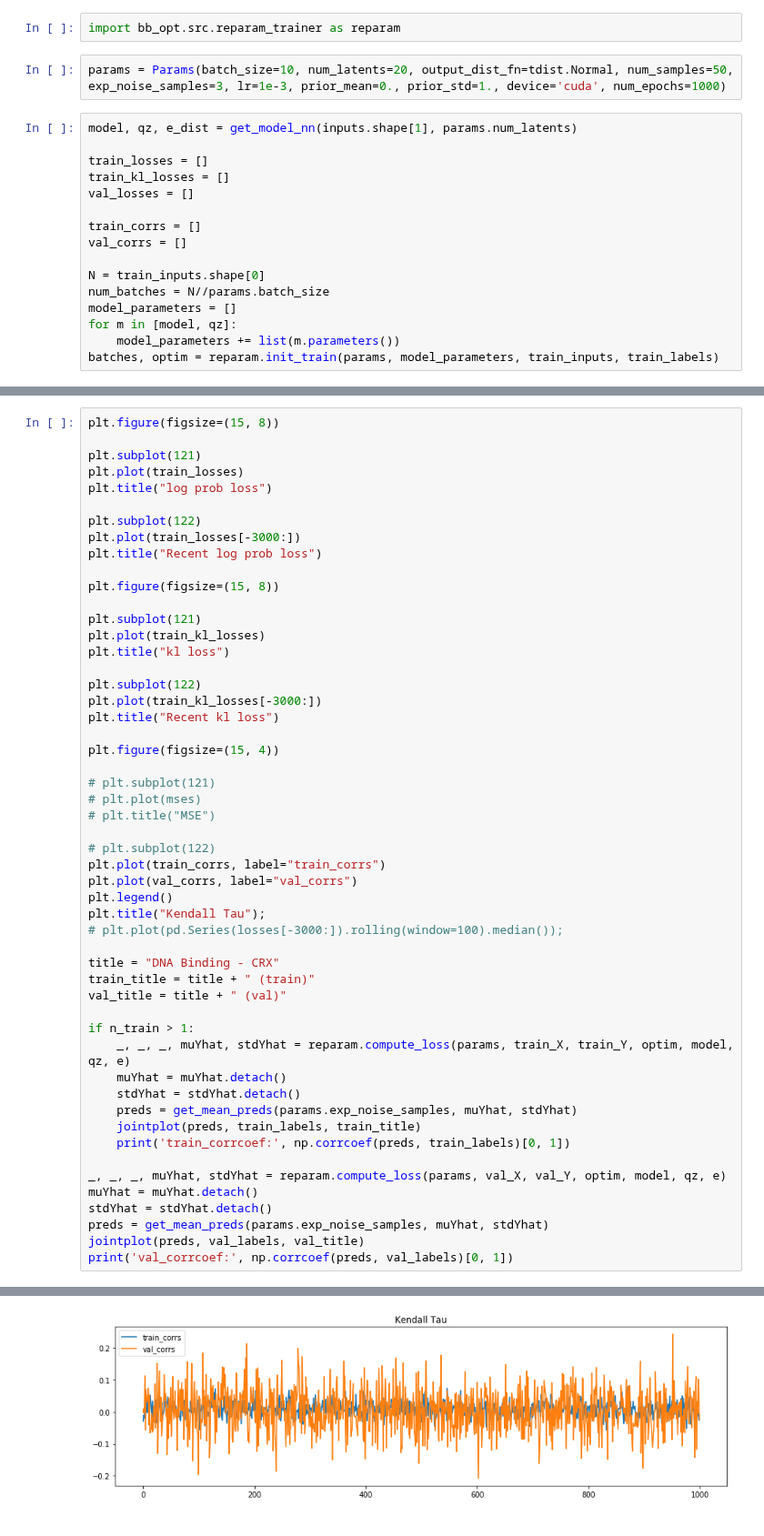
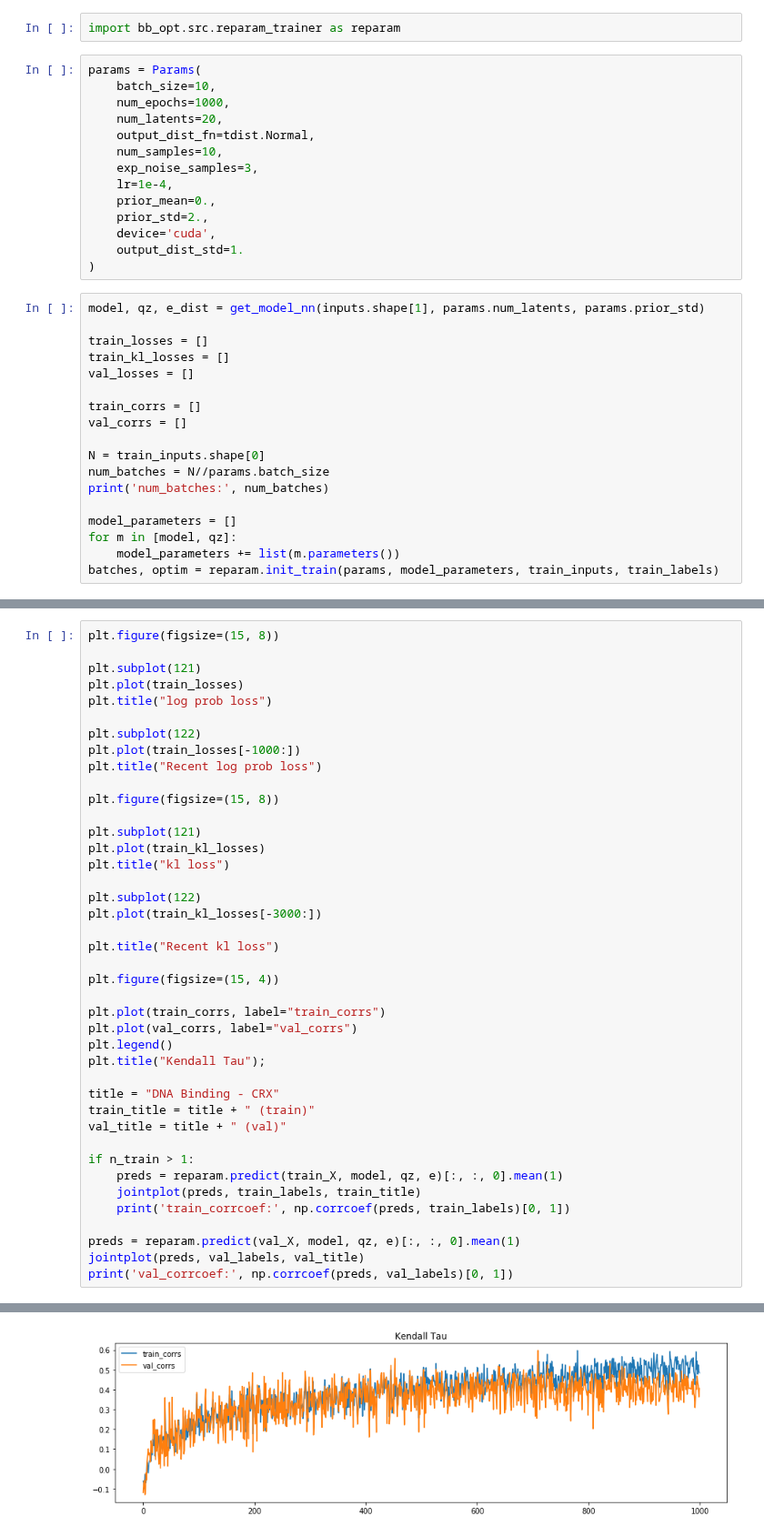
Before and after one commit to tmfs10/bb-opt, a Jupyter notebook: notebooks_sid/reparam_train.ipynb, the cells around one changed output, grey strips where cells are left out. Shown at 91% size. Cells and saved outputs as stored; diff of their text form.

Commit message:
reparam notebook added

```diff
--- a/notebooks_sid/reparam_train.ipynb
+++ b/notebooks_sid/reparam_train.ipynb
@@ -120,9 +143,21 @@ def get_model_nn(n_inputs: int = 512, num_latent: int = 20):
 # %%
 import bb_opt.src.reparam_trainer as reparam
 # %%
-params = Params(batch_size=10, num_latents=20, output_dist_fn=tdist.Normal, num_samples=50, exp_noise_samples=3, lr=1e-3, prior_mean=0., prior_std=1., device='cuda', num_epochs=1000)
+params = Params(
+    batch_size=10,
+    num_epochs=1000,
+    num_latents=20,
+    output_dist_fn=tdist.Normal,
+    num_samples=10,
+    exp_noise_samples=3,
+    lr=1e-4,
+    prior_mean=0.,
+    prior_std=2.,
+    device='cuda',
+    output_dist_std=1.
+)
 # %%
-model, qz, e_dist = get_model_nn(inputs.shape[1], params.num_latents)
+model, qz, e_dist = get_model_nn(inputs.shape[1], params.num_latents, params.prior_std)
 
 train_losses = []
 train_kl_losses = []
@@ -133,6 +168,8 @@ val_corrs = []
 
 N = train_inputs.shape[0]
 num_batches = N//params.batch_size
+print('num_batches:', num_batches)
+
 model_parameters = []
 for m in [model, qz]:
     model_parameters += list(m.parameters())
@@ -217,7 +229,7 @@ plt.plot(train_losses)
 plt.title("log prob loss")
 
 plt.subplot(122)
-plt.plot(train_losses[-3000:])
+plt.plot(train_losses[-1000:])
 plt.title("Recent log prob loss")
 
 plt.figure(figsize=(15, 8))
@@ -228,37 +240,26 @@ plt.title("kl loss")
 
 plt.subplot(122)
 plt.plot(train_kl_losses[-3000:])
+
 plt.title("Recent kl loss")
 
 plt.figure(figsize=(15, 4))
 
-# plt.subplot(121)
-# plt.plot(mses)
-# plt.title("MSE")
-
-# plt.subplot(122)
 plt.plot(train_corrs, label="train_corrs")
 plt.plot(val_corrs, label="val_corrs")
 plt.legend()
 plt.title("Kendall Tau");
-# plt.plot(pd.Series(losses[-3000:]).rolling(window=100).median());
 
 title = "DNA Binding - CRX"
 train_title = title + " (train)"
 val_title = title + " (val)"
 
 if n_train > 1:
-    _, _, _, muYhat, stdYhat = reparam.compute_loss(params, train_X, train_Y, optim, model, qz, e)
-    muYhat = muYhat.detach()
-    stdYhat = stdYhat.detach()
-    preds = get_mean_preds(params.exp_noise_samples, muYhat, stdYhat)
+    preds = reparam.predict(train_X, model, qz, e)[:, :, 0].mean(1)
     jointplot(preds, train_labels, train_title)
     print('train_corrcoef:', np.corrcoef(preds, train_labels)[0, 1])
 
-_, _, _, muYhat, stdYhat = reparam.compute_loss(params, val_X, val_Y, optim, model, qz, e)
-muYhat = muYhat.detach()
-stdYhat = stdYhat.detach()
-preds = get_mean_preds(params.exp_noise_samples, muYhat, stdYhat)
+preds = reparam.predict(val_X, model, qz, e)[:, :, 0].mean(1)
 jointplot(preds, val_labels, val_title)
 print('val_corrcoef:', np.corrcoef(preds, val_labels)[0, 1])
 # %% [output]
@@ -269 +270 @@ val_corrcoef: -0.035748726921066246
-[figure, old version]
+[figure, new version]
```
Also changed, not shown: parts of 13 cells of this notebook, 3 other files.
